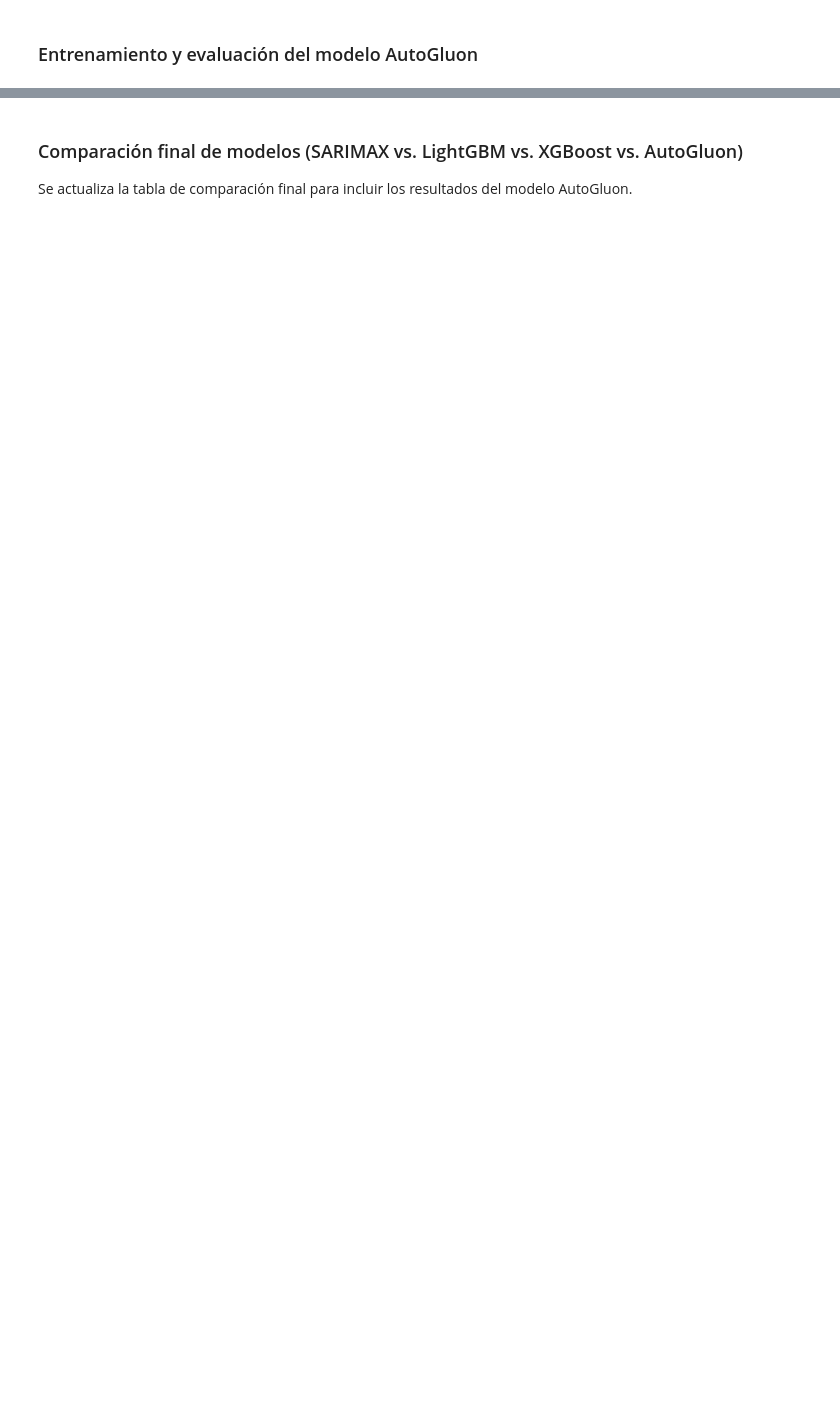
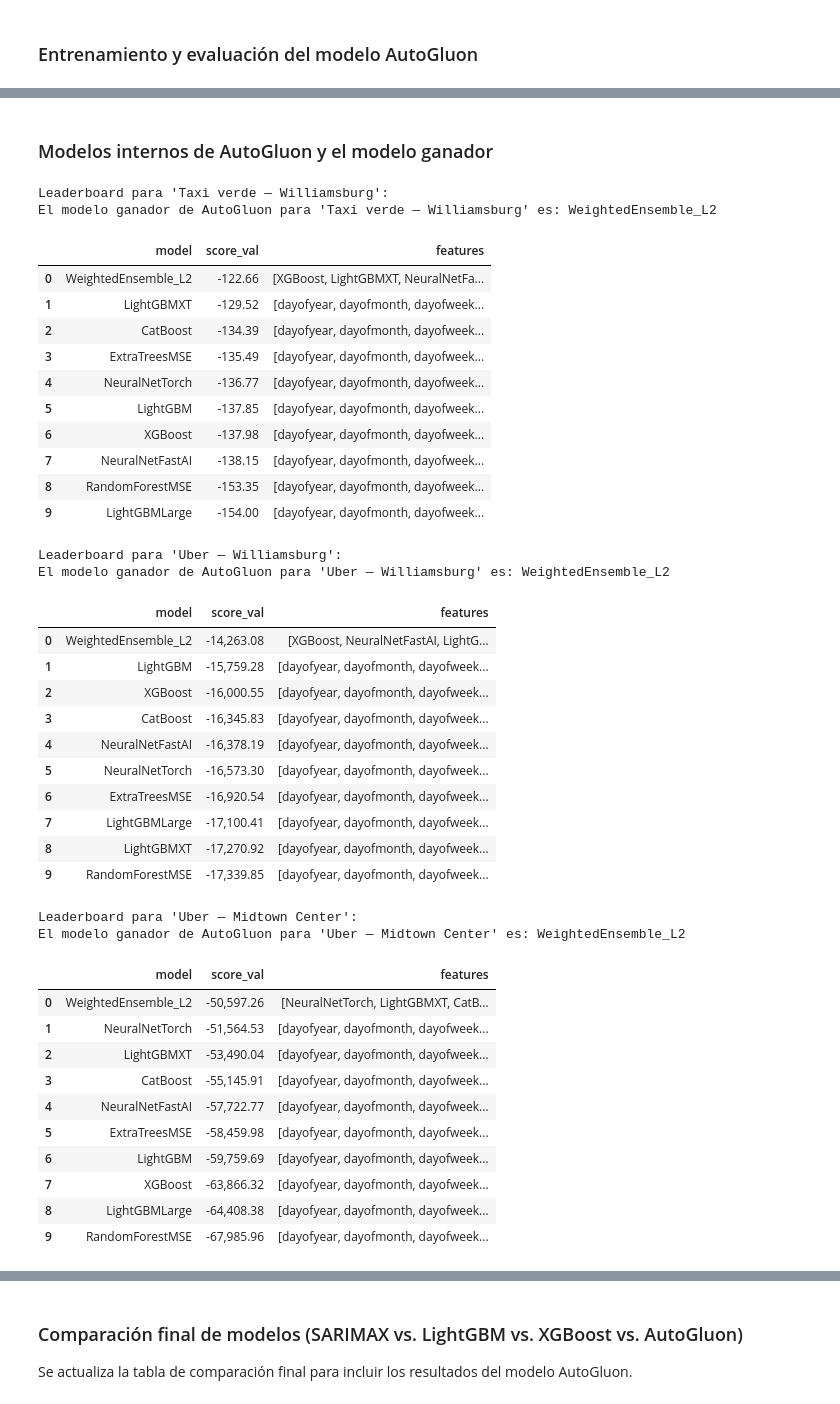
Before and after one commit to patriciasandagorda/AST, a Jupyter notebook: AST_Script_TP2_Grupo2_VPS_W_E.ipynb, the cells around one changed output, grey strips where cells are left out. Saved outputs shown, nothing was run; the diff lists cells and outputs as text; code cells hidden in the pictures; blank space fills up the shorter version.

```diff
--- a/AST_Script_TP2_Grupo2_VPS_W_E.ipynb
+++ b/AST_Script_TP2_Grupo2_VPS_W_E.ipynb
@@ -1960,0 +2009,52 @@ NameError: name 'TabularPredictor' is not defined
+# %% [markdown]
+### Modelos internos de AutoGluon y el modelo ganador
+# %%
+for col_name in columnas:
+    print(f"\nLeaderboard para '{columnas[col_name]}':")
+    predictor = TabularPredictor.load(PREDICTOR_PATH / col_name)
+    leaderboard = predictor.leaderboard(extra_info=True)
+    mejor_modelo_autogluon = leaderboard['model'].iloc[0]
+    print(f"El modelo ganador de AutoGluon para '{columnas[col_name]}' es: {mejor_modelo_autogluon}")
+    #display(leaderboard[['model', 'score_val', 'eval_metric']])
+
+    display(leaderboard[['model', 'score_val','features']])
+# %% [output]
+Leaderboard para 'Taxi verde — Williamsburg':
+El modelo ganador de AutoGluon para 'Taxi verde — Williamsburg' es: WeightedEnsemble_L2
+|  | model | score_val | features |
+| 0 | WeightedEnsemble_L2 | -122.66 | [XGBoost, LightGBMXT, NeuralNetFa... |
+| 1 | LightGBMXT | -129.52 | [dayofyear, dayofmonth, dayofweek... |
+| 2 | CatBoost | -134.39 | [dayofyear, dayofmonth, dayofweek... |
+| 3 | ExtraTreesMSE | -135.49 | [dayofyear, dayofmonth, dayofweek... |
+| 4 | NeuralNetTorch | -136.77 | [dayofyear, dayofmonth, dayofweek... |
+| 5 | LightGBM | -137.85 | [dayofyear, dayofmonth, dayofweek... |
+| 6 | XGBoost | -137.98 | [dayofyear, dayofmonth, dayofweek... |
+| 7 | NeuralNetFastAI | -138.15 | [dayofyear, dayofmonth, dayofweek... |
+| 8 | RandomForestMSE | -153.35 | [dayofyear, dayofmonth, dayofweek... |
+| 9 | LightGBMLarge | -154.00 | [dayofyear, dayofmonth, dayofweek... |
+Leaderboard para 'Uber — Williamsburg':
+El modelo ganador de AutoGluon para 'Uber — Williamsburg' es: WeightedEnsemble_L2
+|  | model | score_val | features |
+| 0 | WeightedEnsemble_L2 | -14,263.08 | [XGBoost, NeuralNetFastAI, LightG... |
+| 1 | LightGBM | -15,759.28 | [dayofyear, dayofmonth, dayofweek... |
+| 2 | XGBoost | -16,000.55 | [dayofyear, dayofmonth, dayofweek... |
+| 3 | CatBoost | -16,345.83 | [dayofyear, dayofmonth, dayofweek... |
+| 4 | NeuralNetFastAI | -16,378.19 | [dayofyear, dayofmonth, dayofweek... |
+| 5 | NeuralNetTorch | -16,573.30 | [dayofyear, dayofmonth, dayofweek... |
+| 6 | ExtraTreesMSE | -16,920.54 | [dayofyear, dayofmonth, dayofweek... |
+| 7 | LightGBMLarge | -17,100.41 | [dayofyear, dayofmonth, dayofweek... |
+| 8 | LightGBMXT | -17,270.92 | [dayofyear, dayofmonth, dayofweek... |
+| 9 | RandomForestMSE | -17,339.85 | [dayofyear, dayofmonth, dayofweek... |
+Leaderboard para 'Uber — Midtown Center':
+El modelo ganador de AutoGluon para 'Uber — Midtown Center' es: WeightedEnsemble_L2
+|  | model | score_val | features |
+| 0 | WeightedEnsemble_L2 | -50,597.26 | [NeuralNetTorch, LightGBMXT, CatB... |
+| 1 | NeuralNetTorch | -51,564.53 | [dayofyear, dayofmonth, dayofweek... |
+| 2 | LightGBMXT | -53,490.04 | [dayofyear, dayofmonth, dayofweek... |
+| 3 | CatBoost | -55,145.91 | [dayofyear, dayofmonth, dayofweek... |
+| 4 | NeuralNetFastAI | -57,722.77 | [dayofyear, dayofmonth, dayofweek... |
+| 5 | ExtraTreesMSE | -58,459.98 | [dayofyear, dayofmonth, dayofweek... |
+| 6 | LightGBM | -59,759.69 | [dayofyear, dayofmonth, dayofweek... |
+| 7 | XGBoost | -63,866.32 | [dayofyear, dayofmonth, dayofweek... |
+| 8 | LightGBMLarge | -64,408.38 | [dayofyear, dayofmonth, dayofweek... |
+| 9 | RandomForestMSE | -67,985.96 | [dayofyear, dayofmonth, dayofweek... |
```
Also changed, not shown: parts of 23 cells of this notebook.
